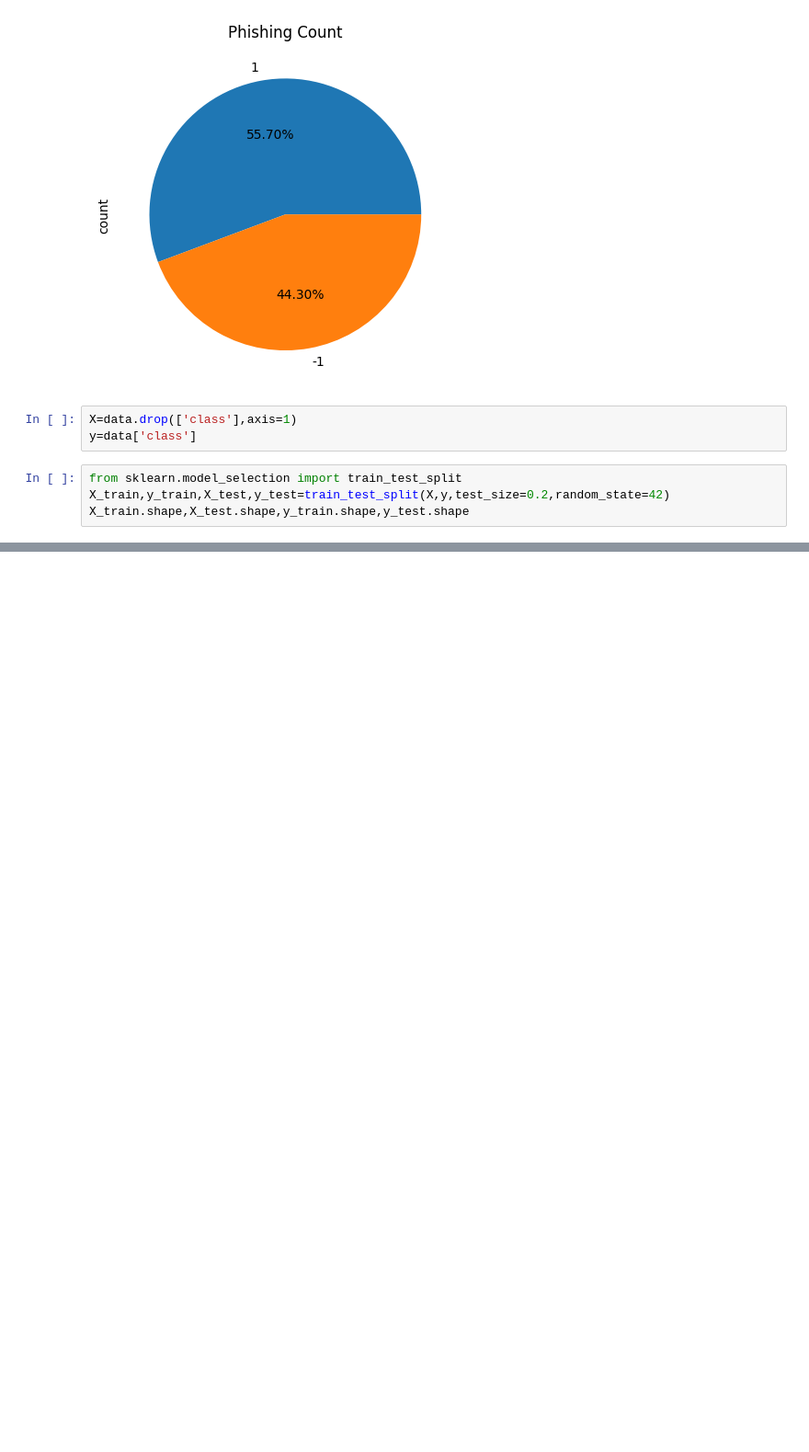
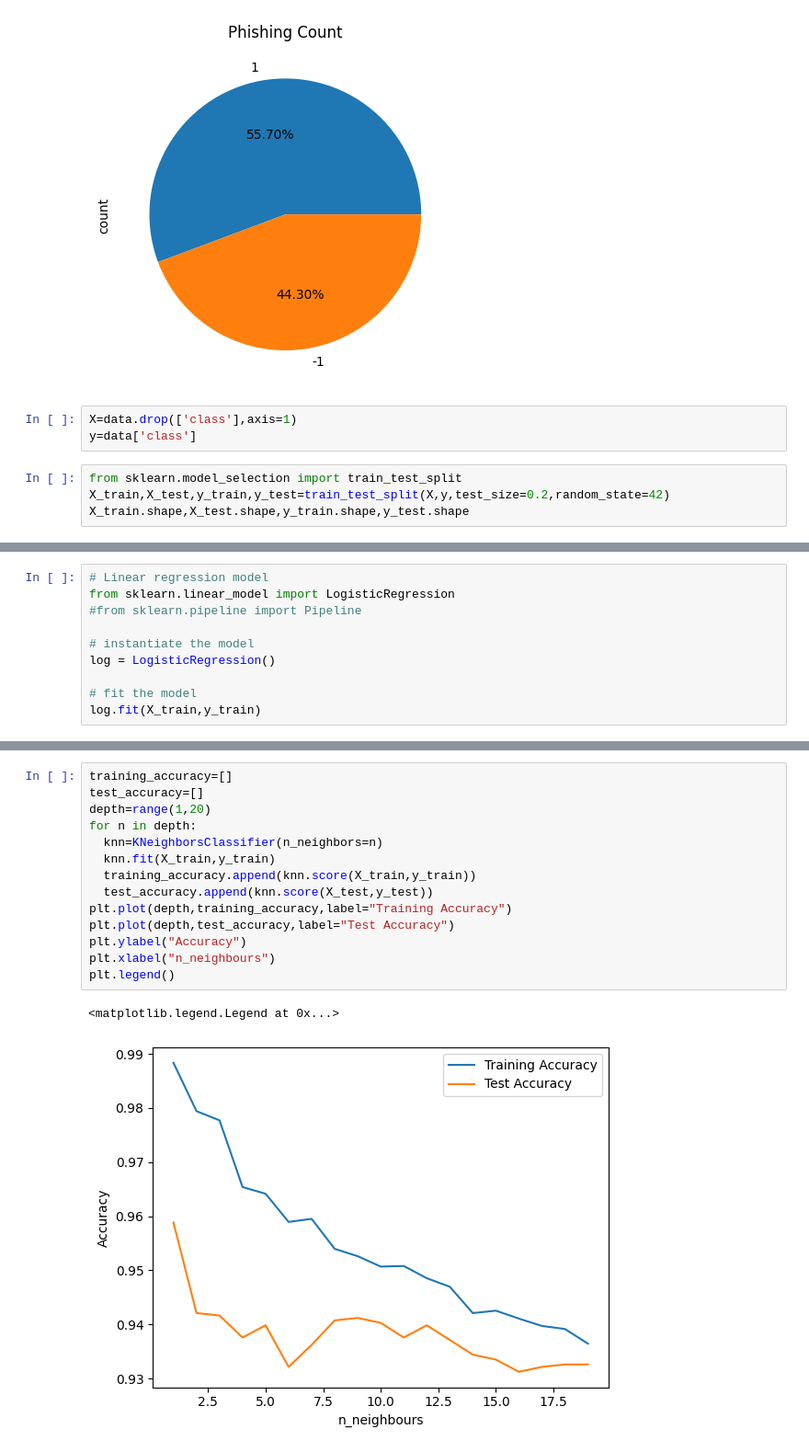
Before and after one commit to Akhil9648/Python, a Jupyter notebook: ML_Projects/Phising_url_detector.ipynb, the cells around one changed output, grey strips where cells are left out. Shown at 92% size. Cells and saved outputs as stored; diff of their text form; blank space fills up the shorter version.

```diff
--- a/ML_Projects/Phising_url_detector.ipynb
+++ b/ML_Projects/Phising_url_detector.ipynb
@@ -120,6 +122,6 @@ X=data.drop(['class'],axis=1)
 y=data['class']
 # %%
 from sklearn.model_selection import train_test_split
-X_train,y_train,X_test,y_test=train_test_split(X,y,test_size=0.2,random_state=42)
+X_train,X_test,y_train,y_test=train_test_split(X,y,test_size=0.2,random_state=42)
 X_train.shape,X_test.shape,y_train.shape,y_test.shape
 # %% [output]
@@ -126,0 +143,10 @@ X_train.shape,X_test.shape,y_train.shape,y_test.shape
+# %%
+# Linear regression model
+from sklearn.linear_model import LogisticRegression
+#from sklearn.pipeline import Pipeline
+
+# instantiate the model
+log = LogisticRegression()
+
+# fit the model
+log.fit(X_train,y_train)
@@ -132,0 +268,17 @@ ValueError: Found input variables with inconsistent numbers of samples: [8843, 2
+# %%
+training_accuracy=[]
+test_accuracy=[]
+depth=range(1,20)
+for n in depth:
+  knn=KNeighborsClassifier(n_neighbors=n)
+  knn.fit(X_train,y_train)
+  training_accuracy.append(knn.score(X_train,y_train))
+  test_accuracy.append(knn.score(X_test,y_test))
+plt.plot(depth,training_accuracy,label="Training Accuracy")
+plt.plot(depth,test_accuracy,label="Test Accuracy")
+plt.ylabel("Accuracy")
+plt.xlabel("n_neighbours")
+plt.legend()
+# %% [output]
+<matplotlib.legend.Legend at 0x...>
+[figure, added]
```
Also changed, not shown: parts of 12 cells of this notebook.
